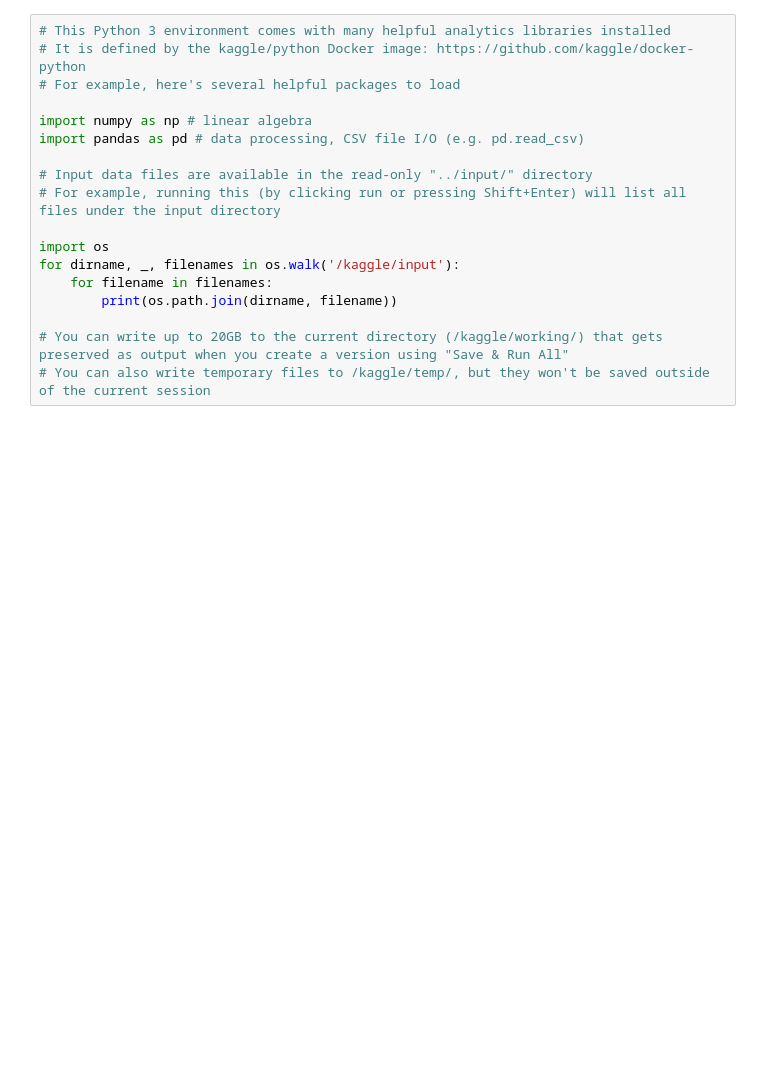
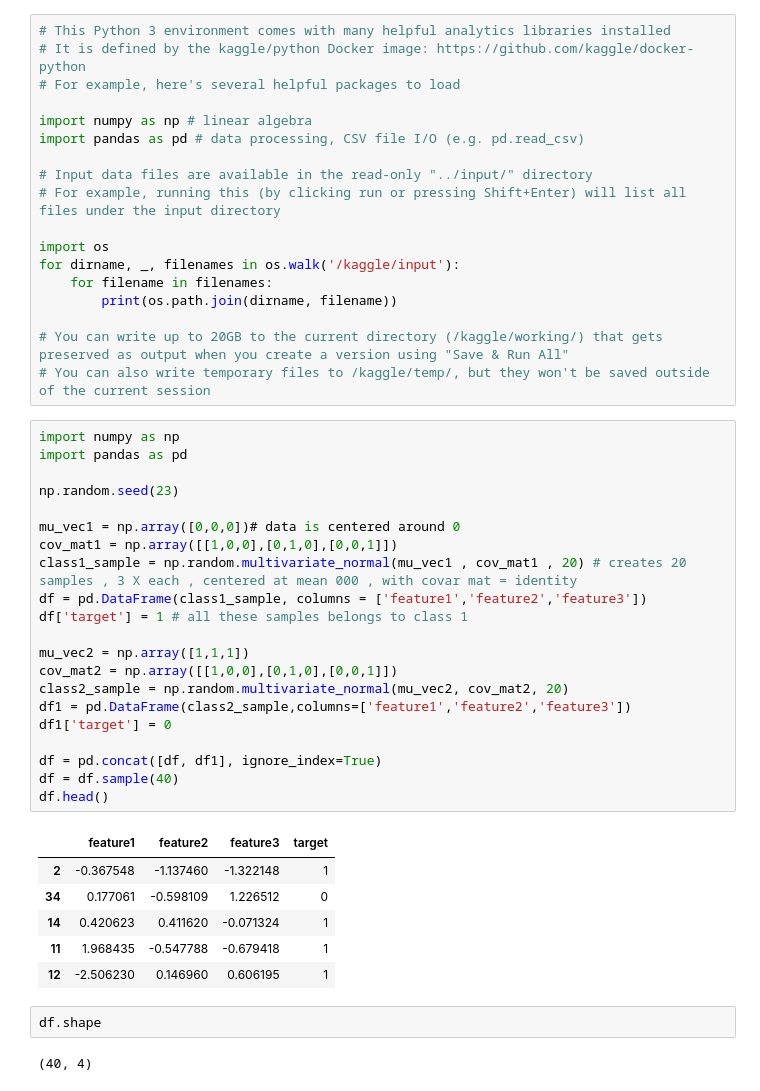
Before and after one commit to akshitabehls-ctrl/Feature-Engineering-Practice, a Jupyter notebook: pca-principle-component-analysis.ipynb, the cells around one changed output. Saved outputs shown, nothing was run; the diff lists cells and outputs as text; blank space fills up the shorter version.

```diff
--- a/pca-principle-component-analysis.ipynb
+++ b/pca-principle-component-analysis.ipynb
@@ -16,3 +16,35 @@ for dirname, _, filenames in os.walk('/kaggle/input'):
 
 # You can write up to 20GB to the current directory (/kaggle/working/) that gets preserved as output when you create a version using "Save & Run All"
 # You can also write temporary files to /kaggle/temp/, but they won't be saved outside of the current session
+# %%
+import numpy as np
+import pandas as pd
+
+np.random.seed(23)
+
+mu_vec1 = np.array([0,0,0])# data is centered around 0
+cov_mat1 = np.array([[1,0,0],[0,1,0],[0,0,1]])
+class1_sample = np.random.multivariate_normal(mu_vec1 , cov_mat1 , 20) # creates 20 samples , 3 X each , centered at mean 000 , with covar mat = identity
+df = pd.DataFrame(class1_sample, columns = ['feature1','feature2','feature3'])
+df['target'] = 1 # all these samples belongs to class 1
+
+mu_vec2 = np.array([1,1,1])
+cov_mat2 = np.array([[1,0,0],[0,1,0],[0,0,1]])
+class2_sample = np.random.multivariate_normal(mu_vec2, cov_mat2, 20)
+df1 = pd.DataFrame(class2_sample,columns=['feature1','feature2','feature3'])
+df1['target'] = 0
+
+df = pd.concat([df, df1], ignore_index=True)
+df = df.sample(40)
+df.head()
+# %% [output]
+|  | feature1 | feature2 | feature3 | target |
+| 2 | -0.367548 | -1.137460 | -1.322148 | 1 |
+| 34 | 0.177061 | -0.598109 | 1.226512 | 0 |
+| 14 | 0.420623 | 0.411620 | -0.071324 | 1 |
+| 11 | 1.968435 | -0.547788 | -0.679418 | 1 |
+| 12 | -2.506230 | 0.146960 | 0.606195 | 1 |
+# %%
+df.shape
+# %% [output]
+(40, 4)
```
Also changed, not shown: parts of 9 cells of this notebook.
